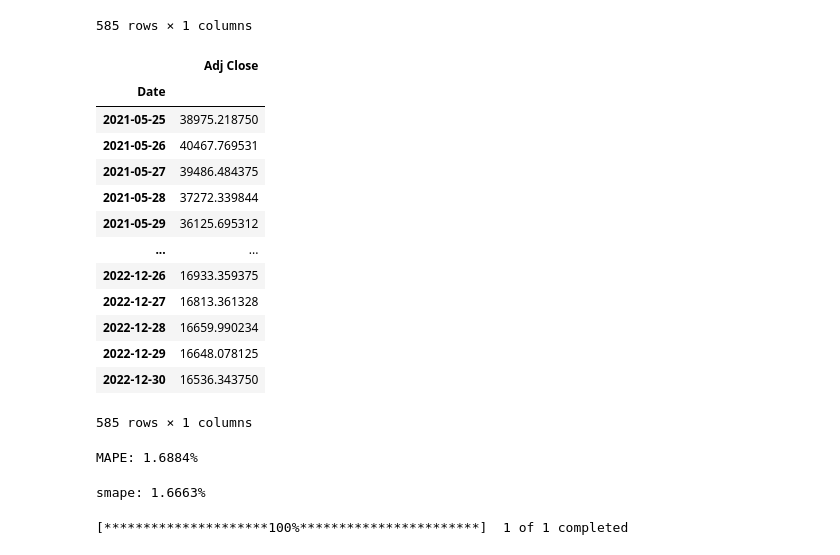
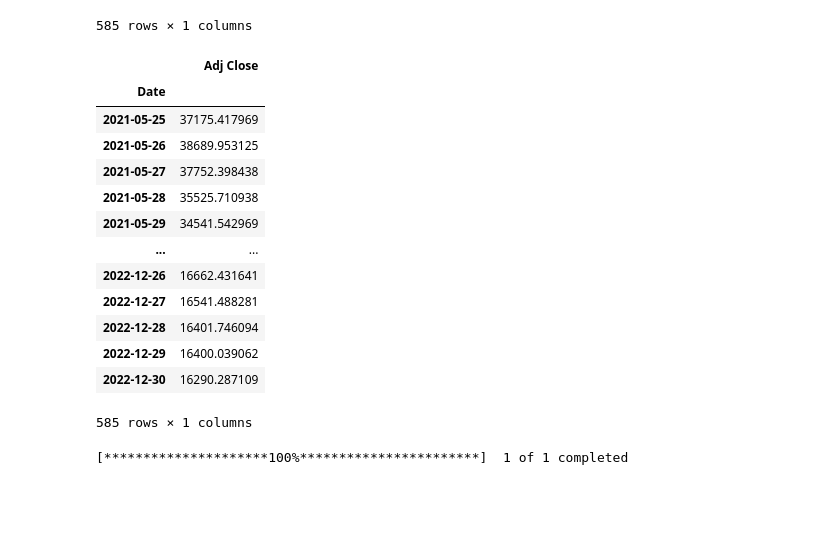
Before and after one commit to amjed87/doc, a Jupyter notebook: Practical/LSTM/BTC-Case2-without.ipynb, the cells around one changed output. Drawn from its saved outputs; the diff is of its cells as text; code cells hidden in the pictures; blank space fills up the shorter version.

```diff
--- a/Practical/LSTM/BTC-Case2-without.ipynb
+++ b/Practical/LSTM/BTC-Case2-without.ipynb
@@ -401,24 +376,24 @@ y_test_df
 | 2022-12-29 | 16642.341797 |
 | 2022-12-30 | 16602.585938 |
 585 rows × 1 columns
-# %%
-#y_pred_df.to_csv("y_pred_2021_2022.csv")  # index=False to exclude index column in CSV
-y_pred_df
-# %% [output]
-|  | Adj Close |
-| Date |  |
-| 2021-05-25 | 38975.218750 |
-| 2021-05-26 | 40467.769531 |
-| 2021-05-27 | 39486.484375 |
-| 2021-05-28 | 37272.339844 |
-| 2021-05-29 | 36125.695312 |
-| ... | ... |
-| 2022-12-26 | 16933.359375 |
-| 2022-12-27 | 16813.361328 |
-| 2022-12-28 | 16659.990234 |
-| 2022-12-29 | 16648.078125 |
-| 2022-12-30 | 16536.343750 |
-585 rows × 1 columns
+# %%
+y_pred_df.to_csv("y_predcase2.csv")
+y_pred_df
+# %% [output]
+|  | Adj Close |
+| Date |  |
+| 2021-05-25 | 37175.417969 |
+| 2021-05-26 | 38689.953125 |
+| 2021-05-27 | 37752.398438 |
+| 2021-05-28 | 35525.710938 |
+| 2021-05-29 | 34541.542969 |
+| ... | ... |
+| 2022-12-26 | 16662.431641 |
+| 2022-12-27 | 16541.488281 |
+| 2022-12-28 | 16401.746094 |
+| 2022-12-29 | 16400.039062 |
+| 2022-12-30 | 16290.287109 |
+585 rows × 1 columns
 # %%
 
 names = cycle(['Predictions', 'Test Data'])
@@ -431,25 +406,6 @@ fig.add_trace(go.Scatter(x=y_test_df.index, y=y_test_df['Adj Close'], name='Test
 fig.update_layout(xaxis_title='Date', yaxis_title='Price',
                   font_size=15, font_color='black', legend_title_text=' Parameters')
 fig.show()
-# %%
-# Calculate mean absolute percentage error (MAPE)
-def mape(y_true, y_pred):
-    return 100 * np.mean(np.abs((y_true - y_pred) / y_true))
-
-
-mape_value = mape(y_test, y_pred)
-print(f'MAPE: {mape_value:.4f}%')
-# %% [output]
-MAPE: 1.6884%
-# %%
-def smape(y_true, y_pred):
-    return 200 * np.mean(np.abs(y_pred - y_true) / (np.abs(y_pred) + np.abs(y_true)))
-
-
-SMAPE1 = smape(y_test, y_pred)
-print("smape: {:.4f}%".format(SMAPE1))
-# %% [output]
-smape: 1.6663%
 # %%
 
 # Step 1: Data cleaning
```
Also changed, not shown: parts of 8 cells of this notebook, 10 other files.
